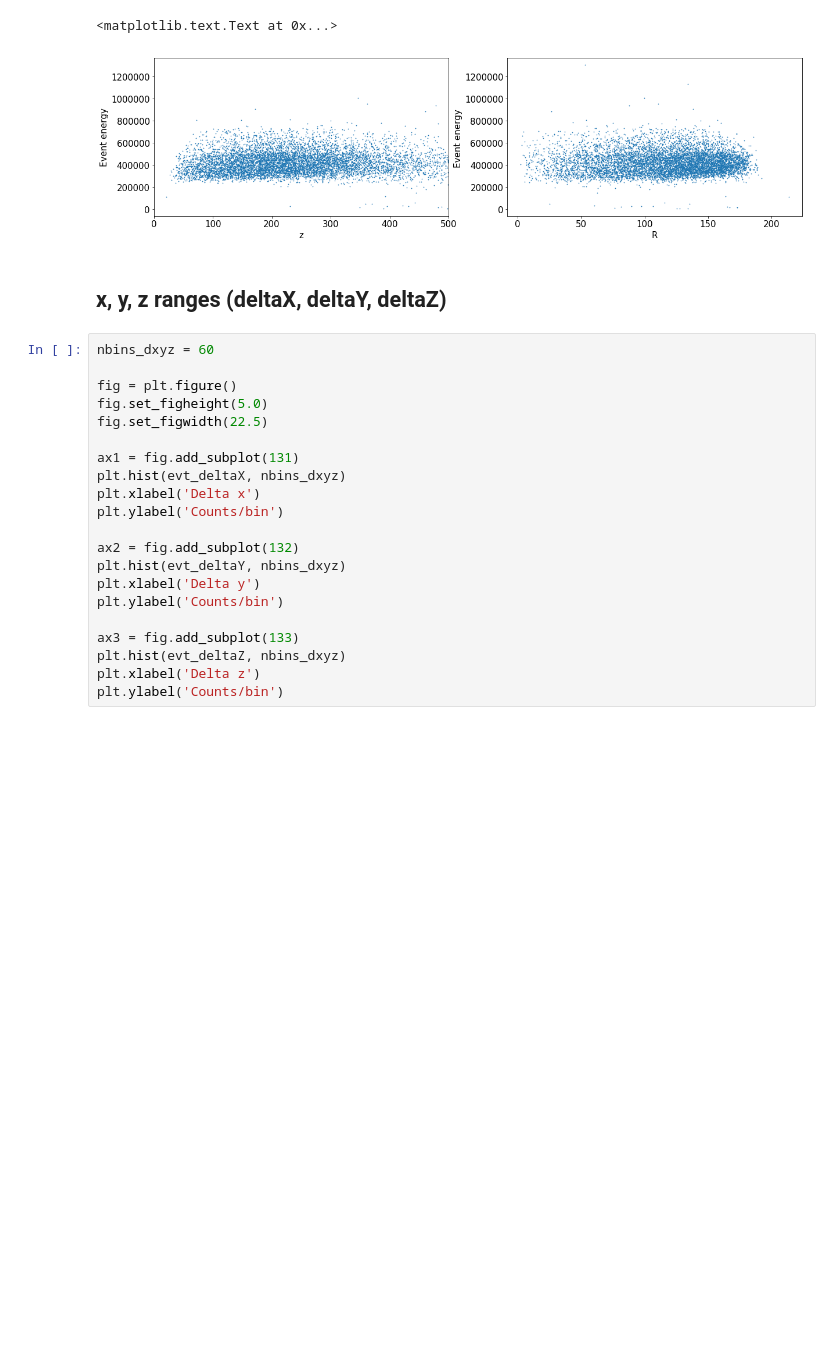
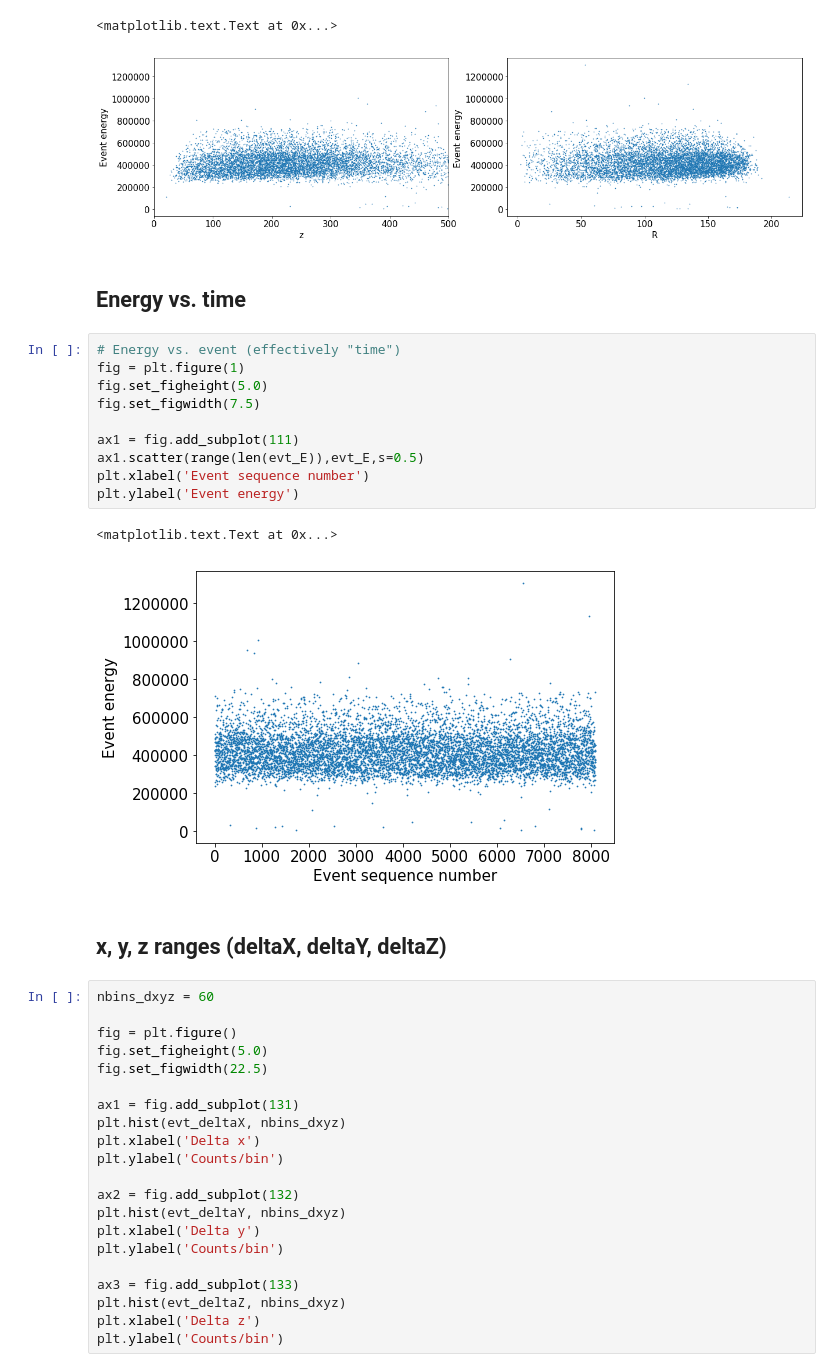
Before and after one commit to jerenner/ICARO, a Jupyter notebook: icaro/NaAna/Penthesilea_monitoring_v0.0.ipynb, the cells around one changed output. Saved outputs shown, nothing was run; the diff lists cells and outputs as text; blank space fills up the shorter version.

Commit message:
Updated with energy vs time plot

```diff
--- a/icaro/NaAna/Penthesilea_monitoring_v0.0.ipynb
+++ b/icaro/NaAna/Penthesilea_monitoring_v0.0.ipynb
@@ -331,6 +331,21 @@ plt.ylabel('Event energy ')
 # %% [output]
 <matplotlib.text.Text at 0x...>
 [figure]
+# %% [markdown]
+## Energy vs. time
+# %%
+# Energy vs. event (effectively "time")
+fig = plt.figure(1)
+fig.set_figheight(5.0)
+fig.set_figwidth(7.5)
+
+ax1 = fig.add_subplot(111)
+ax1.scatter(range(len(evt_E)),evt_E,s=0.5)
+plt.xlabel('Event sequence number')
+plt.ylabel('Event energy')
+# %% [output]
+<matplotlib.text.Text at 0x...>
+[figure, added]
 # %% [markdown]
 ## x, y, z ranges (deltaX, deltaY, deltaZ)
 # %%
```
Also changed, not shown: parts of 1 cell of this notebook.
